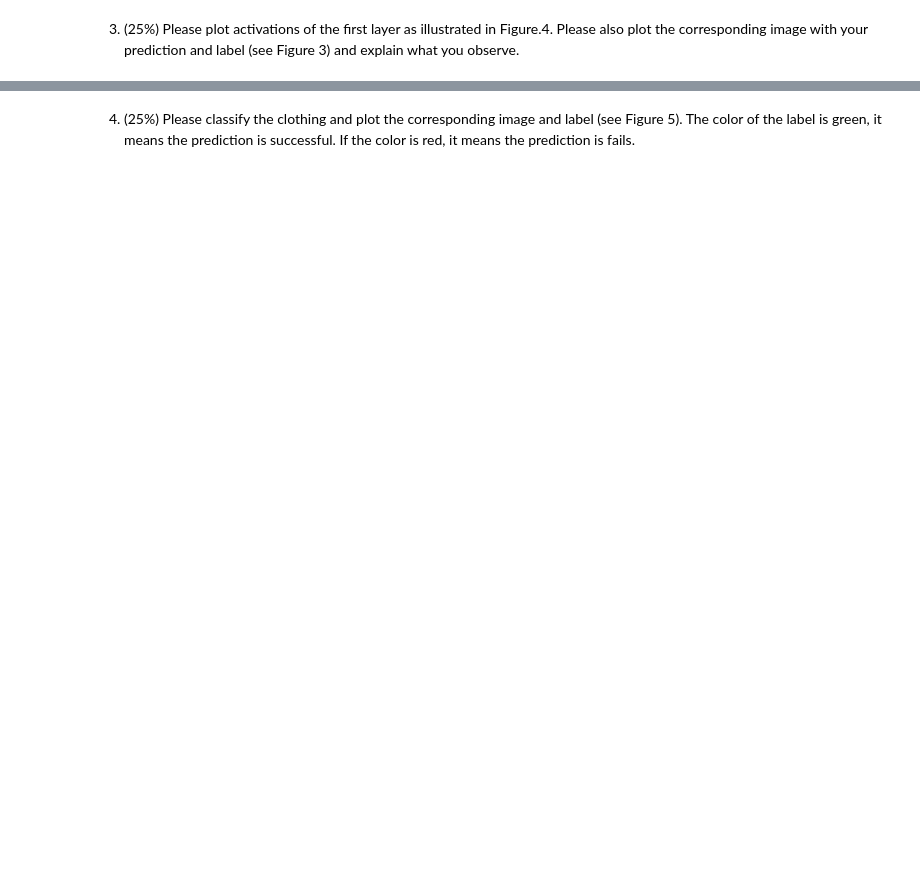
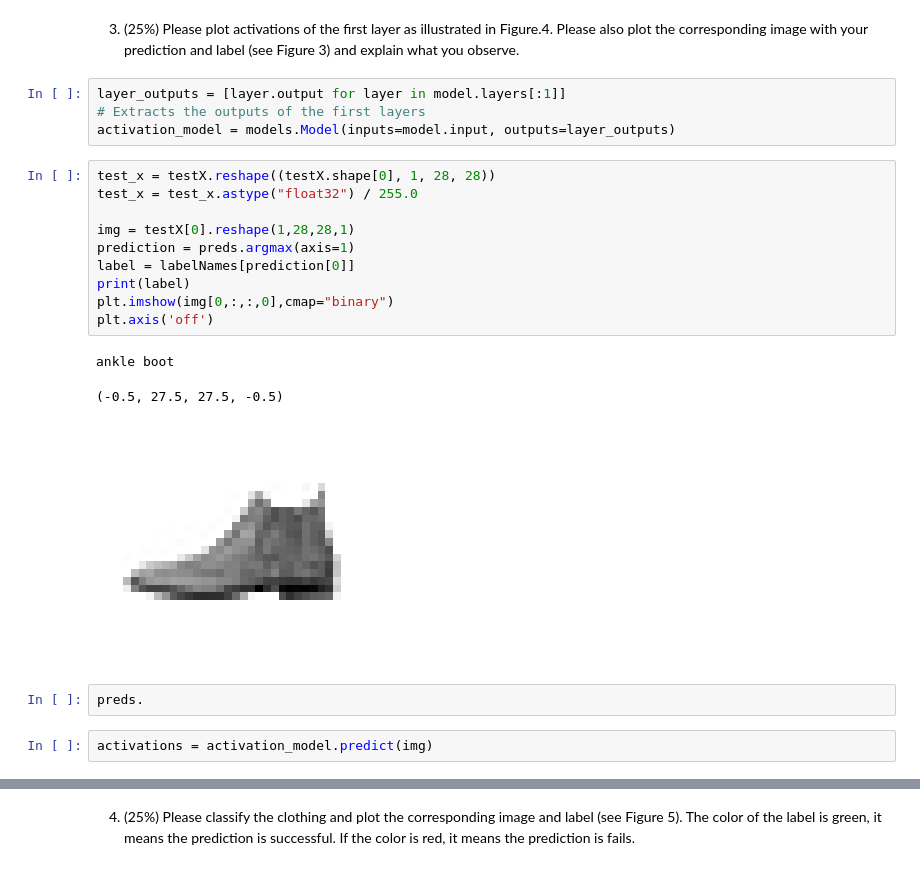
Before and after one commit to jessicachen49/FashionMNIST, a Jupyter notebook: hw3_r08725043.ipynb, the cells around one changed output, grey strips where cells are left out. Drawn from its saved outputs; the diff is of its cells as text; blank space fills up the shorter version.

```diff
--- a/hw3_r08725043.ipynb
+++ b/hw3_r08725043.ipynb
@@ -154,3 +203,25 @@ Figure 1, and Figure 2.
 # %% [markdown]
 3. (25%) Please plot activations of the first layer as illustrated in Figure.4. Please also plot the
 corresponding image with your prediction and label (see Figure 3) and explain what you observe.
+# %%
+layer_outputs = [layer.output for layer in model.layers[:1]]
+# Extracts the outputs of the first layers
+activation_model = models.Model(inputs=model.input, outputs=layer_outputs)
+# %%
+test_x = testX.reshape((testX.shape[0], 1, 28, 28))
+test_x = test_x.astype("float32") / 255.0
+
+img = testX[0].reshape(1,28,28,1)
+prediction = preds.argmax(axis=1)
+label = labelNames[prediction[0]]
+print(label)
+plt.imshow(img[0,:,:,0],cmap="binary")
+plt.axis('off')
+# %% [output]
+ankle boot
+(-0.5, 27.5, 27.5, -0.5)
+[figure, added]
+# %%
+preds.
+# %%
+activations = activation_model.predict(img)
```
Also changed, not shown: parts of 10 cells of this notebook.
